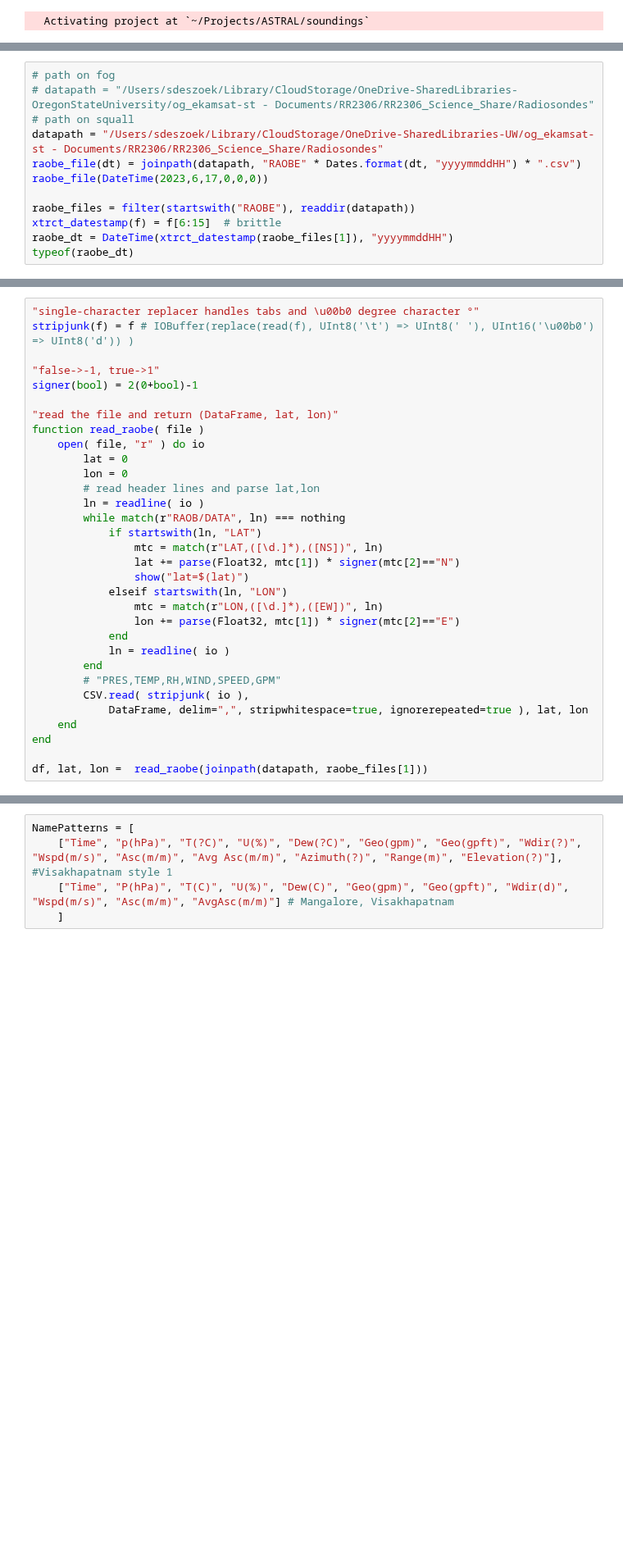
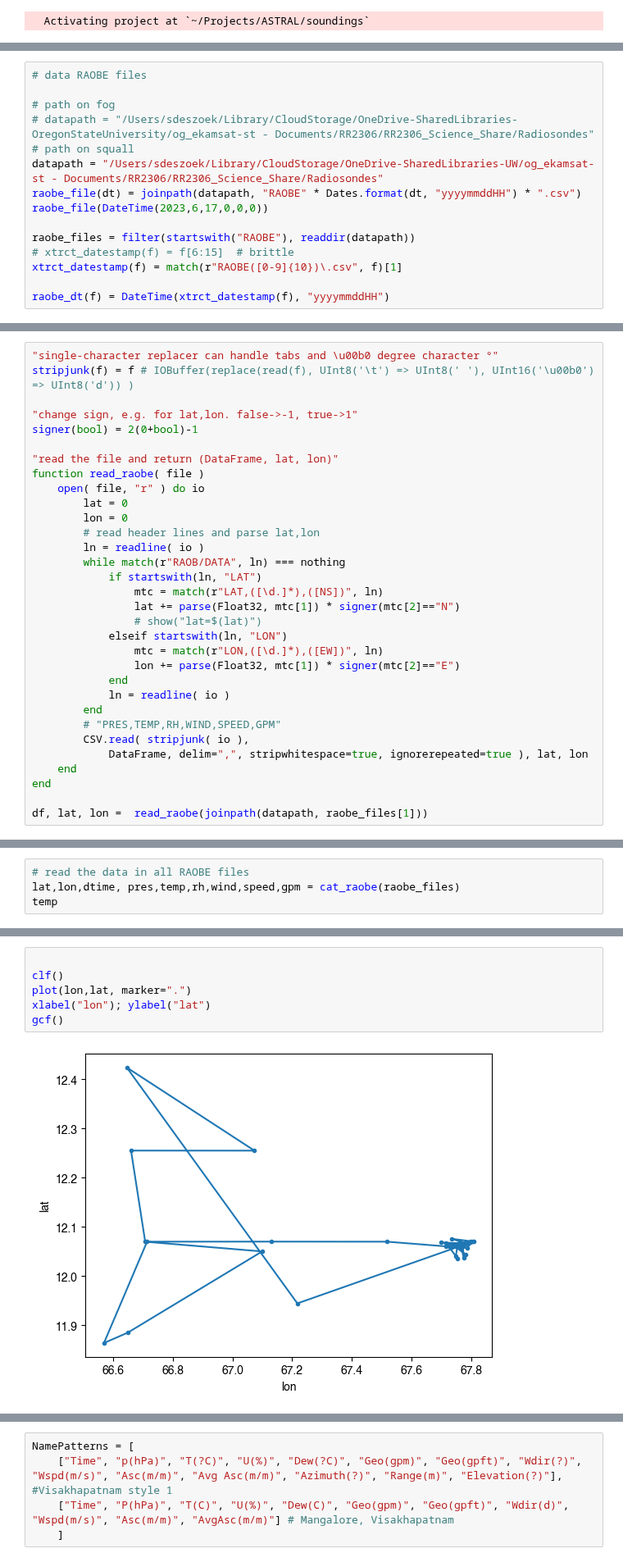
Before and after one commit to deszoeke/ASTRAL-soundings, a Jupyter notebook: src/read_raobe_txt.ipynb, the cells around one changed output, grey strips where cells are left out. Shown at 82% size. Cells and saved outputs as stored; diff of their text form; blank space fills up the shorter version.

```diff
--- a/src/read_raobe_txt.ipynb
+++ b/src/read_raobe_txt.ipynb
@@ -95,4 +100,6 @@ Twet_autodiff
 # %%
+# data RAOBE files
+
 # path on fog
 # datapath = "/Users/sdeszoek/Library/CloudStorage/OneDrive-SharedLibraries-OregonStateUniversity/og_ekamsat-st - Documents/RR2306/RR2306_Science_Share/Radiosondes"
 # path on squall
@@ -101,7 +108,8 @@ raobe_file(dt) = joinpath(datapath, "RAOBE" * Dates.format(dt, "yyyymmddHH") * "
 raobe_file(DateTime(2023,6,17,0,0,0))
 
 raobe_files = filter(startswith("RAOBE"), readdir(datapath))
-xtrct_datestamp(f) = f[6:15]  # brittle
-raobe_dt = DateTime(xtrct_datestamp(raobe_files[1]), "yyyymmddHH")
-typeof(raobe_dt)
+# xtrct_datestamp(f) = f[6:15]  # brittle
+xtrct_datestamp(f) = match(r"RAOBE([0-9]{10})\.csv", f)[1]
+
+raobe_dt(f) = DateTime(xtrct_datestamp(f), "yyyymmddHH")
 # %% [output]
@@ -109,8 +117,8 @@ DateTime
 # %%
-"single-character replacer handles tabs and \u00b0 degree character °"
+"single-character replacer can handle tabs and \u00b0 degree character °"
 stripjunk(f) = f # IOBuffer(replace(read(f), UInt8('\t') => UInt8(' '), UInt16('\u00b0') => UInt8('d')) )
 
-"false->-1, true->1"
+"change sign, e.g. for lat,lon. false->-1, true->1"
 signer(bool) = 2(0+bool)-1
 
 "read the file and return (DataFrame, lat, lon)"
@@ -124,7 +132,7 @@ function read_raobe( file )
             if startswith(ln, "LAT")
                 mtc = match(r"LAT,([\d.]*),([NS])", ln)
                 lat += parse(Float32, mtc[1]) * signer(mtc[2]=="N")
-                show("lat=$(lat)")
+                # show("lat=$(lat)")
             elseif startswith(ln, "LON")
                 mtc = match(r"LON,([\d.]*),([EW])", ln)
                 lon += parse(Float32, mtc[1]) * signer(mtc[2]=="E")
@@ -166,0 +246,4 @@ Exner(p) = (p/1000)^0.287
+# %%
+# read the data in all RAOBE files
+lat,lon,dtime, pres,temp,rh,wind,speed,gpm = cat_raobe(raobe_files)
+temp
@@ -166,0 +268,8 @@ Exner(p) = (p/1000)^0.287
+# %%
+
+clf()
+plot(lon,lat, marker=".")
+xlabel("lon"); ylabel("lat")
+gcf()
+# %% [output]
+[figure, added]
```
Also changed, not shown: parts of 10 cells of this notebook.
